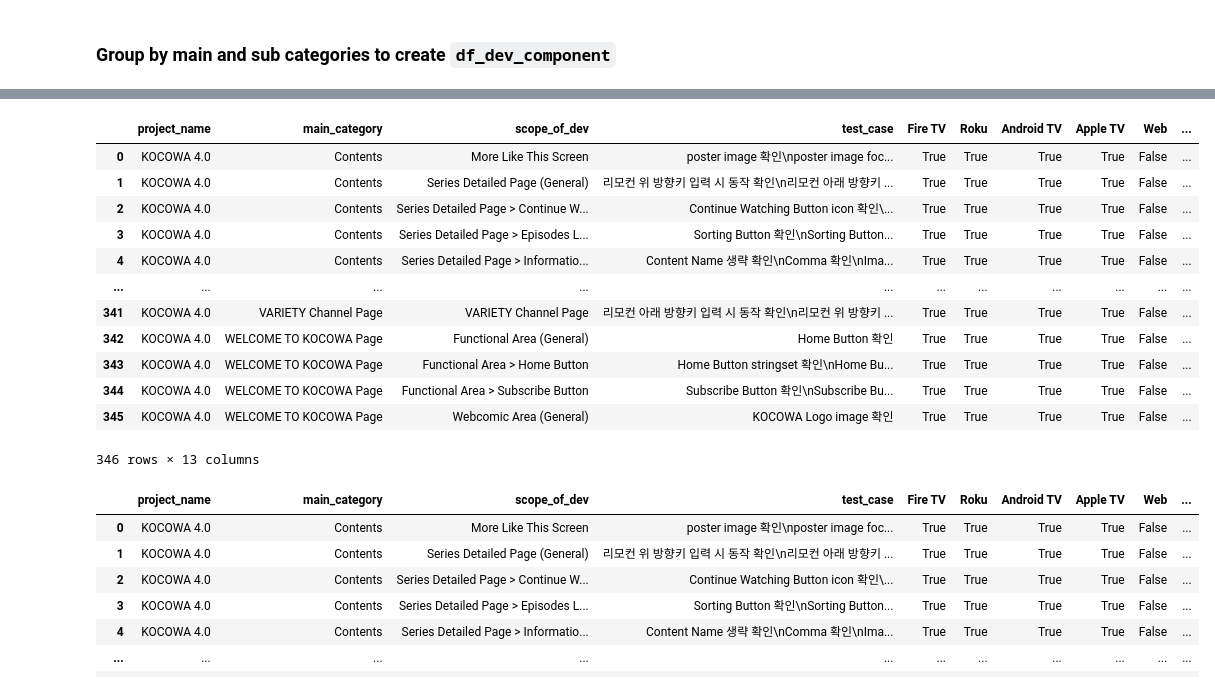
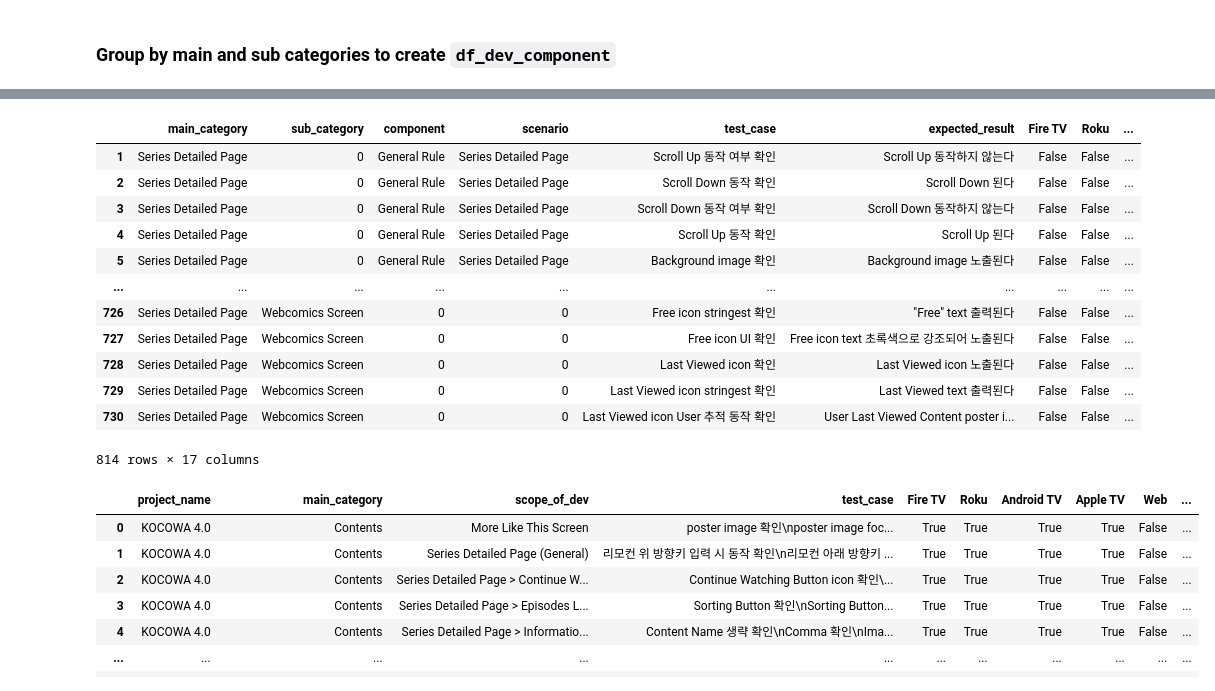
Before and after one commit to offthemenu/wA-projects, a Jupyter notebook: qc-request/tc-eda-4.0-connectedTV_webMobile.ipynb, the cells around one changed output, grey strips where cells are left out. Drawn from its saved outputs; the diff is of its cells as text; code cells hidden in the pictures.

Commit message:
df cleanup: removed general rule from sub_cat

```diff
--- a/qc-request/tc-eda-4.0-connectedTV_webMobile.ipynb
+++ b/qc-request/tc-eda-4.0-connectedTV_webMobile.ipynb
@@ -160,19 +153,19 @@ len(list(df_dev_component_cleaned.scope_of_dev.unique()))
 # %%
-df_dev_component
+df_K4_consolidated[df_K4_consolidated["main_category"] == "Series Detailed Page"].sort_values(by=["main_category", "sub_category"])
 # %% [output]
-|  | project_name | main_category | scope_of_dev | test_case | Fire TV | Roku | Android TV | Apple TV | Web | ... |
-| 0 | KOCOWA 4.0 | Contents | More Like This Screen | poster image 확인\nposter image foc... | True | True | True | True | False | ... |
-| 1 | KOCOWA 4.0 | Contents | Series Detailed Page (General) | 리모컨 위 방향키 입력 시 동작 확인\n리모컨 아래 방향키 ... | True | True | True | True | False | ... |
-| 2 | KOCOWA 4.0 | Contents | Series Detailed Page > Continue W... | Continue Watching Button icon 확인\... | True | True | True | True | False | ... |
-| 3 | KOCOWA 4.0 | Contents | Series Detailed Page > Episodes L... | Sorting Button 확인\nSorting Button... | True | True | True | True | False | ... |
-| 4 | KOCOWA 4.0 | Contents | Series Detailed Page > Informatio... | Content Name 생략 확인\nComma 확인\nIma... | True | True | True | True | False | ... |
-| ... | ... | ... | ... | ... | ... | ... | ... | ... | ... | ... |
-| 341 | KOCOWA 4.0 | VARIETY Channel Page | VARIETY Channel Page | 리모컨 아래 방향키 입력 시 동작 확인\n리모컨 위 방향키 ... | True | True | True | True | False | ... |
-| 342 | KOCOWA 4.0 | WELCOME TO KOCOWA Page | Functional Area (General) | Home Button 확인 | True | True | True | True | False | ... |
-| 343 | KOCOWA 4.0 | WELCOME TO KOCOWA Page | Functional Area > Home Button | Home Button stringset 확인\nHome Bu... | True | True | True | True | False | ... |
-| 344 | KOCOWA 4.0 | WELCOME TO KOCOWA Page | Functional Area > Subscribe Button | Subscribe Button 확인\nSubscribe Bu... | True | True | True | True | False | ... |
-| 345 | KOCOWA 4.0 | WELCOME TO KOCOWA Page | Webcomic Area (General) | KOCOWA Logo image 확인 | True | True | True | True | False | ... |
+|  | main_category | sub_category | component | scenario | test_case | expected_result | Fire TV | Roku | ... |
+| 1 | Series Detailed Page | 0 | General Rule | Series Detailed Page | Scroll Up 동작 여부 확인 | Scroll Up 동작하지 않는다 | False | False | ... |
+| 2 | Series Detailed Page | 0 | General Rule | Series Detailed Page | Scroll Down 동작 확인 | Scroll Down 된다 | False | False | ... |
+| 3 | Series Detailed Page | 0 | General Rule | Series Detailed Page | Scroll Down 동작 여부 확인 | Scroll Down 동작하지 않는다 | False | False | ... |
+| 4 | Series Detailed Page | 0 | General Rule | Series Detailed Page | Scroll Up 동작 확인 | Scroll Up 된다 | False | False | ... |
+| 5 | Series Detailed Page | 0 | General Rule | Series Detailed Page | Background image 확인 | Background image 노출된다 | False | False | ... |
+| ... | ... | ... | ... | ... | ... | ... | ... | ... | ... |
+| 726 | Series Detailed Page | Webcomics Screen | 0 | 0 | Free icon stringest 확인 | "Free" text 출력된다 | False | False | ... |
+| 727 | Series Detailed Page | Webcomics Screen | 0 | 0 | Free icon UI 확인 | Free icon text 초록색으로 강조되어 노출된다 | False | False | ... |
+| 728 | Series Detailed Page | Webcomics Screen | 0 | 0 | Last Viewed icon 확인 | Last Viewed icon 노출된다 | False | False | ... |
+| 729 | Series Detailed Page | Webcomics Screen | 0 | 0 | Last Viewed icon stringest 확인 | Last Viewed text 출력된다 | False | False | ... |
+| 730 | Series Detailed Page | Webcomics Screen | 0 | 0 | Last Viewed icon User 추적 동작 확인 | User Last Viewed Content poster i... | False | False | ... |
-346 rows × 13 columns
+814 rows × 17 columns
 # %%
 df_dev_component_cleaned
 # %% [output]
```
Also changed, not shown: parts of 4 cells of this notebook, 1 other file.
